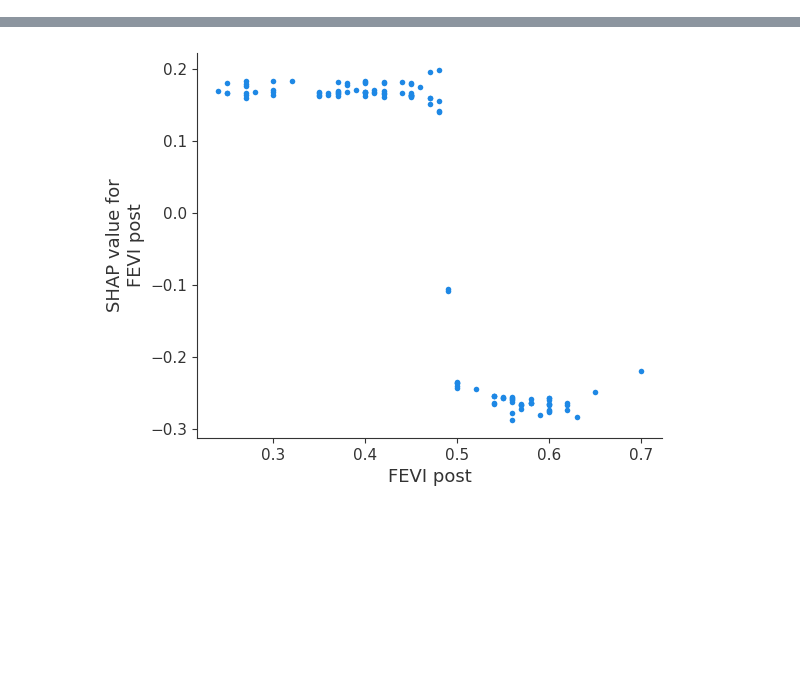
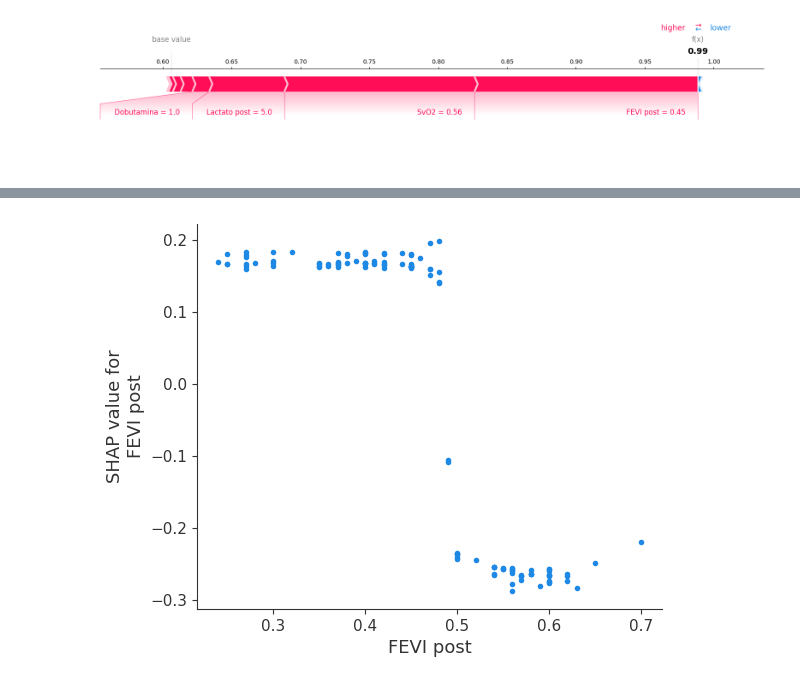
Before and after one commit to rxhdz/LCOS-Predictor, a Jupyter notebook: notebooks/04_explainability.ipynb, the cells around one changed output, grey strips where cells are left out. Cells and saved outputs as stored; diff of their text form; code cells hidden in the pictures; blank space fills up the shorter version.

Commit message:
feat: add local explanation with SHAP

```diff
--- a/notebooks/04_explainability.ipynb
+++ b/notebooks/04_explainability.ipynb
@@ -21,0 +22,4 @@ shap.summary_plot(shap_values[1], X, plot_type='dot', show=False, plot_size=[10,
+# %%
+shap.plots.force(explainer.expected_value[1], shap_values[1][0], X.iloc[0], matplotlib=True)
+# %% [output]
+[figure, added]
```
Also changed, not shown: parts of 2 cells of this notebook.
